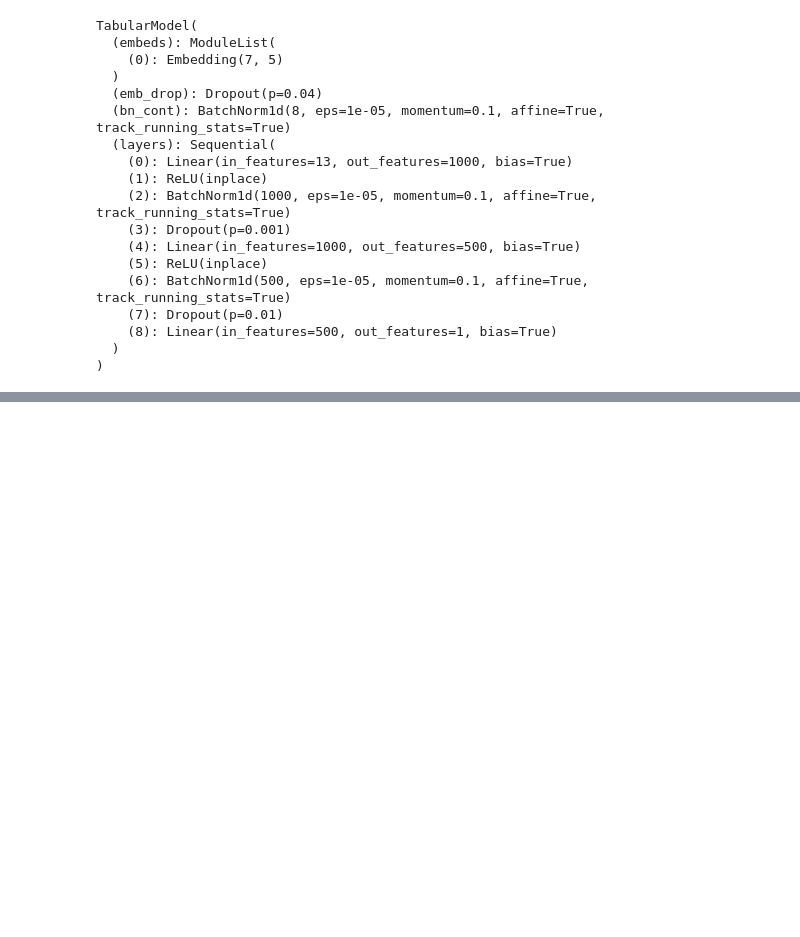
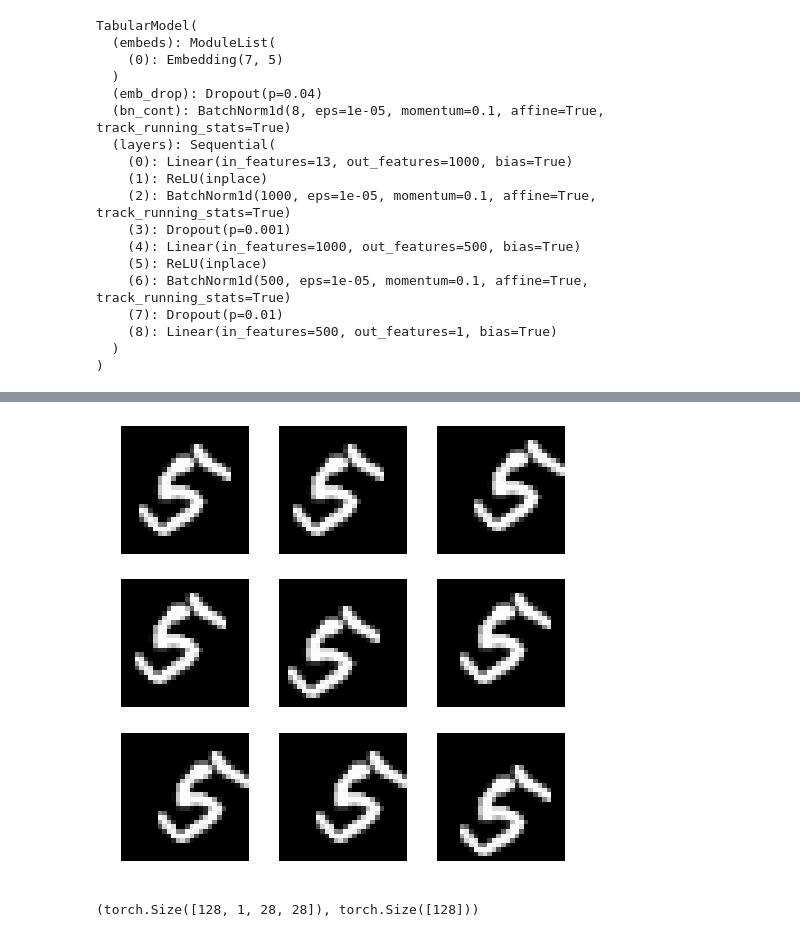
Before and after one commit to tcapelle/python_ines, a Jupyter notebook: California_housing.ipynb, the cells around one changed output, grey strips where cells are left out. Drawn from its saved outputs; the diff is of its cells as text; code cells hidden in the pictures; blank space fills up the shorter version.

```diff
--- a/California_housing.ipynb
+++ b/California_housing.ipynb
@@ -118,0 +245,8 @@ learn.recorder.plot_losses(last=-1)
+# %%
+tfms = ([*rand_pad(padding=3, size=28, mode='zeros')], [])
+# %%
+ll = ll.transform(tfms)
+# %%
+bs = 128
+# %%
+data = ll.databunch(bs=bs).normalize()
@@ -118,0 +261,10 @@ learn.recorder.plot_losses(last=-1)
+# %%
+def _plot(i,j,ax): data.train_ds[0][0].show(ax, cmap='gray')
+plot_multi(_plot, 3, 3, figsize=(8,8))
+# %% [output]
+[figure, added]
+# %%
+xb,yb = data.one_batch()
+xb.shape,yb.shape
+# %% [output]
+(torch.Size([128, 1, 28, 28]), torch.Size([128]))
```
Also changed, not shown: parts of 52 cells of this notebook.
